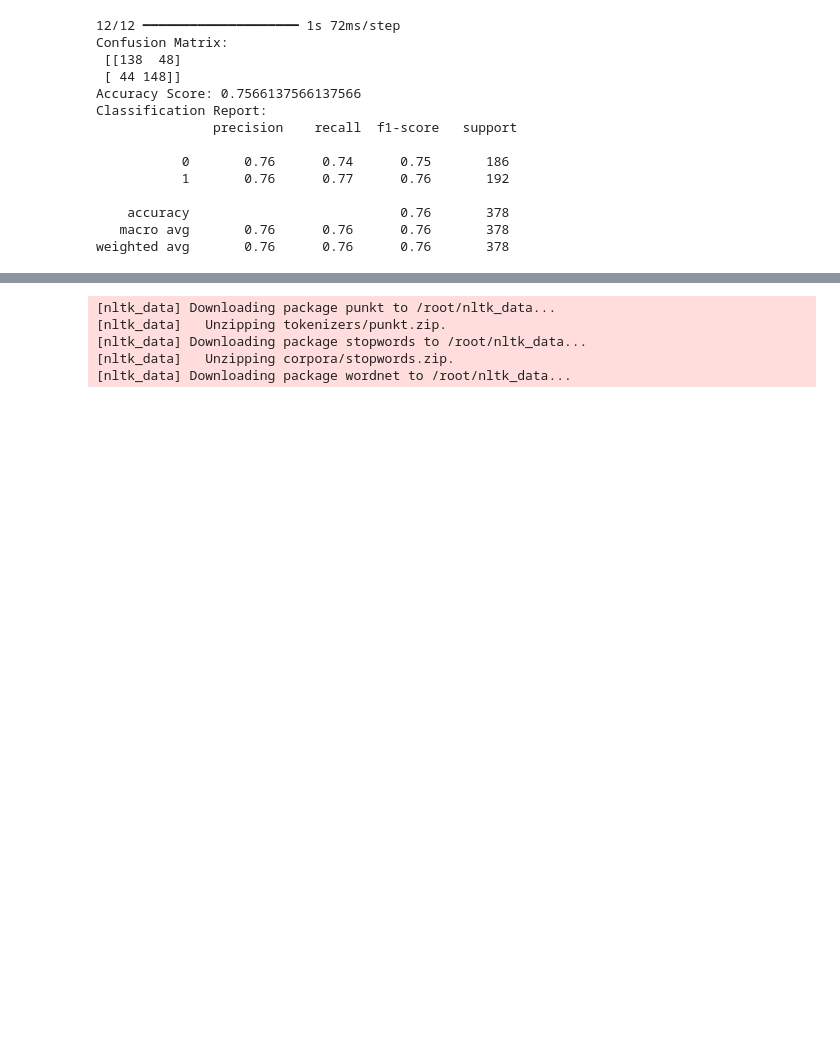
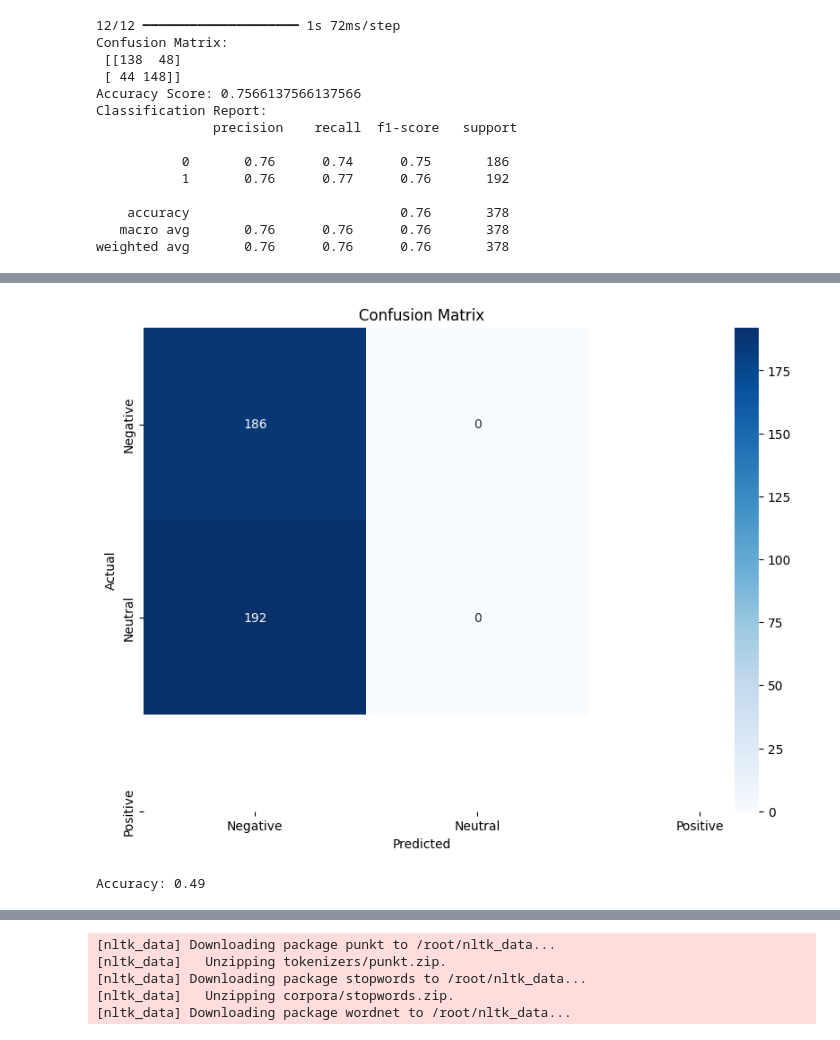
Before and after one commit to hsreekumar/Data_capstone, a Jupyter notebook: Simplest_NLP_Tutorial(Random_Forest_&_Naive_Bayes).ipynb, the cells around one changed output, grey strips where cells are left out. Drawn from its saved outputs; the diff is of its cells as text; code cells hidden in the pictures; blank space fills up the shorter version.

```diff
--- a/Simplest_NLP_Tutorial(Random_Forest_&_Naive_Bayes).ipynb
+++ b/Simplest_NLP_Tutorial(Random_Forest_&_Naive_Bayes).ipynb
@@ -248,7 +248,7 @@ train_headlines = []
 for row in range(0, len(data_train.index)):
     combined_headlines = ' '.join(str(x) for x in data_train.iloc[row, 0:25])
     preprocessed_headline = preprocess_headline(combined_headlines)
-    train_headlines.append(preprocessed_headline)
+    train_headlines.append(combined_headlines)
 
 
 
@@ -259,7 +259,7 @@ test_headlines = []
 for row in range(0, len(data_test.index)):
     combined_headlines = ' '.join(str(x) for x in data_test.iloc[row, 0:25])
     preprocessed_headline = preprocess_headline(combined_headlines)
-    test_headlines.append(preprocessed_headline)
+    test_headlines.append(combined_headlines)
 
 # Create the target labels
 y_train = train['Label'].values
@@ -1054,0 +1061,65 @@ weighted avg       0.26      0.51      0.34       378
+# %%
+import pandas as pd
+import re
+from transformers import BertTokenizer, BertForSequenceClassification
+import torch
+from sklearn.metrics import confusion_matrix, classification_report, accuracy_score
+import seaborn as sns
+import matplotlib.pyplot as plt
+
+
+
+# Load FinBERT model and tokenizer
+tokenizer = BertTokenizer.from_pretrained('yiyanghkust/finbert-tone')
+model = BertForSequenceClassification.from_pretrained('yiyanghkust/finbert-tone')
+
+# Function to get sentiment
+def get_sentiment(text):
+    inputs = tokenizer(text, return_tensors="pt", padding=True, truncation=True, max_length=512)
+    outputs = model(**inputs)
+    probs = torch.nn.functional.softmax(outputs.logits, dim=-1)
+    return torch.argmax(probs, dim=1).item()
+
+# Predict sentiments for train and test datasets
+train_labels = [get_sentiment(headline) for headline in train_headlines]
+test_labels = [get_sentiment(headline) for headline in test_headlines]
+
+# True labels
+y_train_true = train['Label'].tolist()
+y_test_true = test['Label'].tolist()
+
+# Print results
+print("Training set shape:", len(train_headlines))
+print("Testing set shape:", len(test_headlines))
+
+# Print a sample of the preprocessed headlines and their predicted sentiments
+print("\nSample of preprocessed headlines and predicted sentiments (train):")
+for i in range(2):
+    print(f"Headline: {train_headlines[i]}")
+    print(f"Predicted Sentiment: {train_labels[i]}")
+
+print("\nSample of preprocessed headlines and predicted sentiments (test):")
+for i in range(2):
+    print(f"Headline: {test_headlines[i]}")
+    print(f"Predicted Sentiment: {test_labels[i]}")
+
+# Compute and print confusion matrix and classification report
+print("\nConfusion Matrix (test):")
+cm = confusion_matrix(y_test_true, test_labels)
+print(cm)
+
+print("\nClassification Report (test):")
+print(classification_report(y_test_true, test_labels))
+
+# Plot confusion matrix
+plt.figure(figsize=(10, 7))
+sns.heatmap(cm, annot=True, fmt='d', cmap='Blues', xticklabels=['Negative', 'Neutral', 'Positive'], yticklabels=['Negative', 'Neutral', 'Positive'])
+plt.xlabel('Predicted')
+plt.ylabel('Actual')
+plt.title('Confusion Matrix')
+plt.show()
+
+# Print accuracy
+accuracy = accuracy_score(y_test_true, test_labels)
+print(f"\nAccuracy: {accuracy:.2f}")
+# %% [output]
@@ -1054,0 +1143,2 @@ weighted avg       0.26      0.51      0.34       378
+[figure, added]
+Accuracy: 0.49
```
Also changed, not shown: parts of 7 cells of this notebook.
